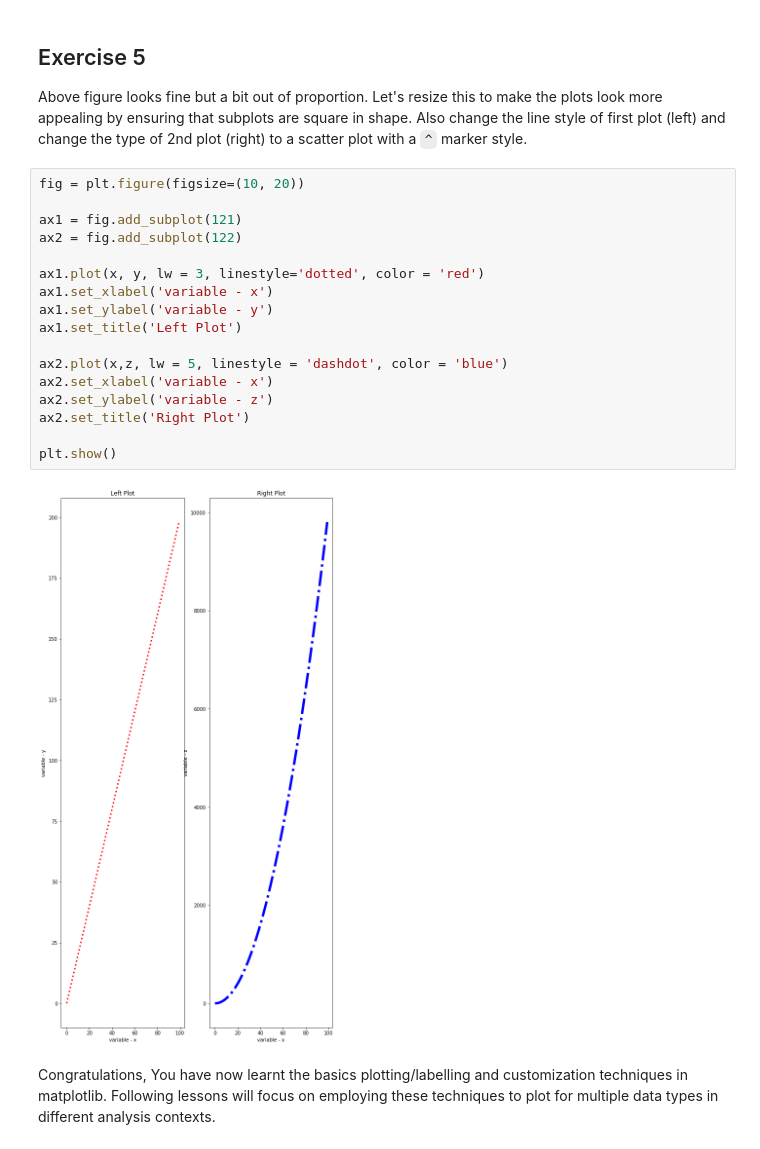
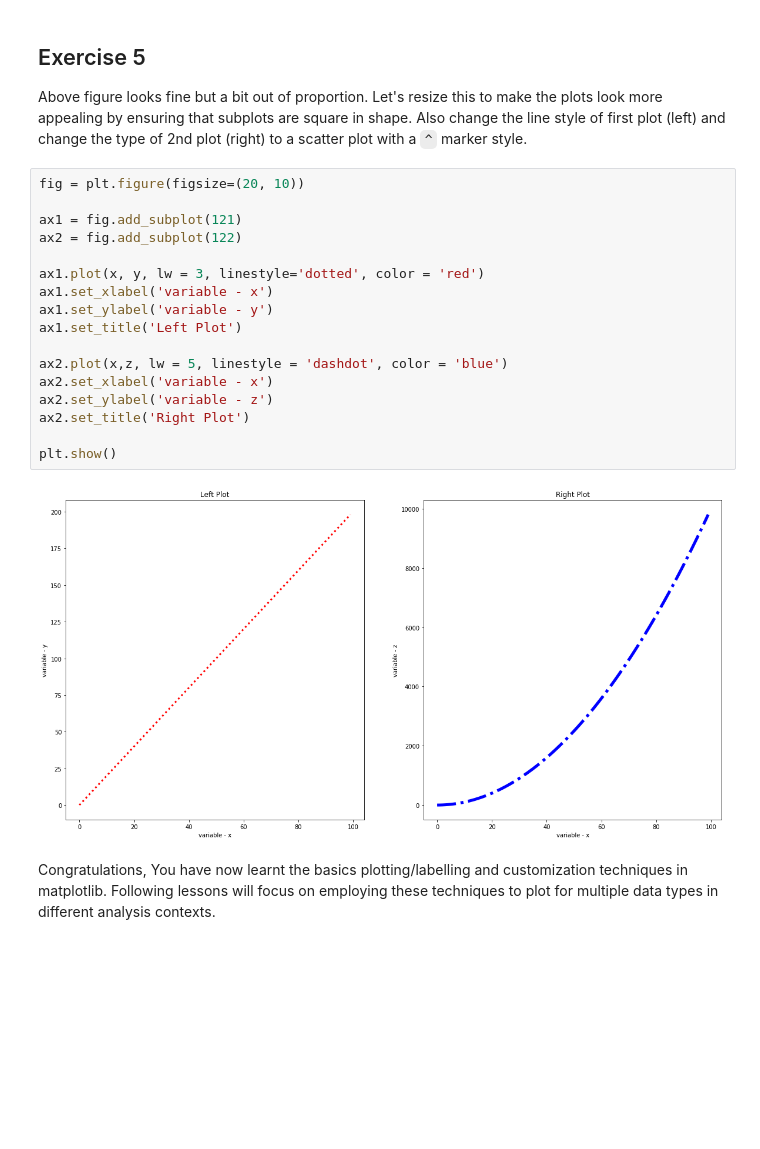
Before and after one commit to kayschulz/dsc-1-03-13-customizing-visualizations-with-matplotlib-lab-seattle-ds-career-040119, a Jupyter notebook: index.ipynb, the cells around one changed output. Cells and saved outputs as stored; diff of their text form; blank space fills up the shorter version.

```diff
--- a/index.ipynb
+++ b/index.ipynb
@@ -176,24 +176,24 @@ plt.show()
 
 Above figure looks fine but a bit out of proportion. Let's resize this to make the plots look more appealing by ensuring that subplots are square in shape. Also change the line style of first plot (left) and change the type of 2nd plot (right) to a scatter plot with a `^` marker style.
 # %%
-fig = plt.figure(figsize=(10, 20))
+fig = plt.figure(figsize=(20, 10))
 
 ax1 = fig.add_subplot(121)
 ax2 = fig.add_subplot(122)
 
 ax1.plot(x, y, lw = 3, linestyle='dotted', color = 'red')
 ax1.set_xlabel('variable - x')
 ax1.set_ylabel('variable - y')
 ax1.set_title('Left Plot')
 
 ax2.plot(x,z, lw = 5, linestyle = 'dashdot', color = 'blue')
 ax2.set_xlabel('variable - x')
 ax2.set_ylabel('variable - z')
 ax2.set_title('Right Plot')
 
 plt.show()
 # %% [output]
-[figure, old version]
+[figure, new version]
 # %% [markdown]
 Congratulations, You have now learnt the basics plotting/labelling and customization techniques in matplotlib. Following lessons will focus on employing these techniques to plot for multiple data types in different analysis contexts.
 # %% [markdown]
```
